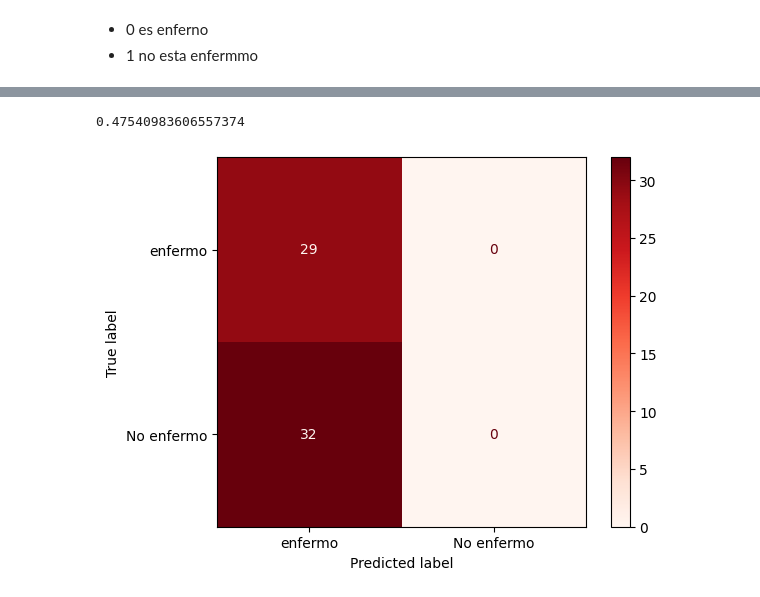
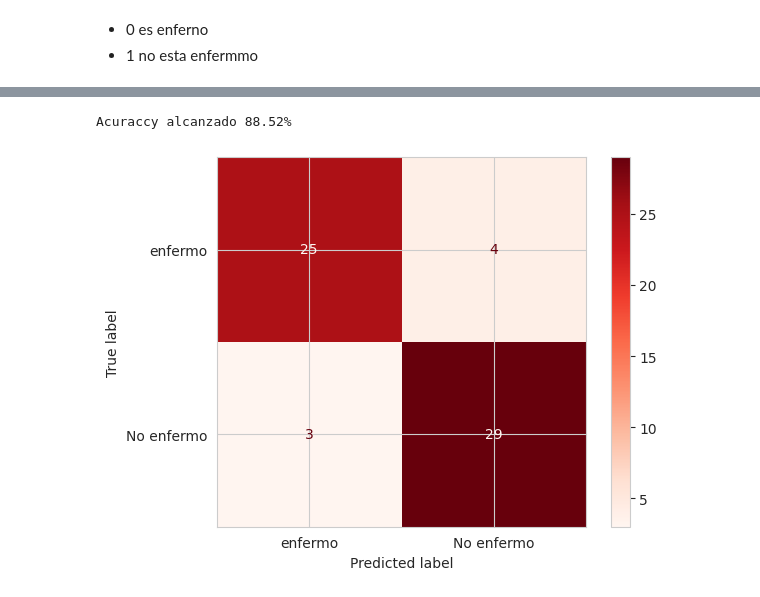
Before and after one commit to Aiminoe/proyecto-predicion-de-enfermedades-cardiacas, a Jupyter notebook: Proyecto predicción de enfermedades cardíacas.ipynb, the cells around one changed output, grey strips where cells are left out. Drawn from its saved outputs; the diff is of its cells as text; code cells hidden in the pictures.

```diff
--- a/Proyecto predicción de enfermedades cardíacas.ipynb
+++ b/Proyecto predicción de enfermedades cardíacas.ipynb
@@ -229,6 +334,20 @@ print(acu_list)
-# %%
-#KNN
-from sklearn.neighbors import KNeighborsClassifier
-
-clf = KNeighborsClassifier(n_neighbors=2).fit(X_train,y_train)
-y_hat_kn = clf.predict(X_test)
+# %%
+#KNN
+from sklearn.neighbors import KNeighborsClassifier
+
+lista_acuraccy = []
+
+for i in range(1,20):
+  clf = KNeighborsClassifier(n_neighbors=i).fit(X_train,y_train)
+  y_hat_kn = clf.predict(X_test)
+  lista_acuraccy.append(accuracy_score(y_test, y_hat_kn, normalize=True))
+
+plt.plot(range(1,20), lista_acuraccy)
+plt.xticks(np.arange(1,20,1))
+plt.xlabel("n_neighbors")
+plt.ylabel("Score")
+plt.show()
+
+acc = max(lista_acuraccy)*100
+accuracies['KNN'] = acc
+print("Acuraccy alcanzado {:.2f}%".format(acc))
@@ -316,9 +451,13 @@ model = Sequential()
 
 dropout_rate = 0.2
 
-model.add(Dense(units=64, activation='sigmoid', input_shape=(in_shape,)))
+model.add(Dense(units=120, activation='sigmoid', input_shape=(in_shape,)))
 
-model.add(Dense(units=64, activation='relu'))
+model.add(Dense(units=100, activation='relu'))
+model.add(Dropout(rate=dropout_rate))
+model.add(Dense(units=100, activation='relu'))
+model.add(Dropout(rate=dropout_rate))
+model.add(Dense(units=100, activation='relu'))
 model.add(Dropout(rate=dropout_rate))
 
 model.add(Dense(units=out_shape, activation='sigmoid'))
@@ -387,6 +526,6 @@ array([[0.47406328],
 # %%
 #Clasificacion Binaria con redes neuronales
-#aca hay algo que no me cierra
-y_hat_b = np.argmax(y_hat_prob,axis=1)
-y_hat_b[:3]
+
+y_hat_b = np.array([0 if i<0.5 else 1 for i in y_hat_prob])
+y_hat_b
 # %% [output]
@@ -406,20 +547,23 @@ scores = model.evaluate(X_test_b, y_test_b)
 # %%
 #Clasificacion Binaria con redes neuronales
 from sklearn.metrics import accuracy_score
-accuracy_score(y_test_b, y_hat, normalize=True)
+
+acc = (accuracy_score(y_test_b, y_hat_b, normalize=True))*100
+accuracies['Redes Neuronales'] = acc
+print("Acuraccy alcanzado {:.2f}%".format(acc))
 # %% [output]
-0.47540983606557374
+Acuraccy alcanzado 88.52%
 # %%
 
 from sklearn.metrics import confusion_matrix, ConfusionMatrixDisplay
 
-cm = confusion_matrix(y_test_b, y_hat)
+cm = confusion_matrix(y_test_b, y_hat_b)
 
 cmd = ConfusionMatrixDisplay(cm, display_labels=['enfermo', 'No enfermo'])
 
 cmd.plot(cmap=plt.cm.Reds)
 
 plt.show()
 # %% [output]
-[figure, old version]
+[figure, new version]
 # %% [markdown]
```
Also changed, not shown: parts of 36 cells of this notebook.
